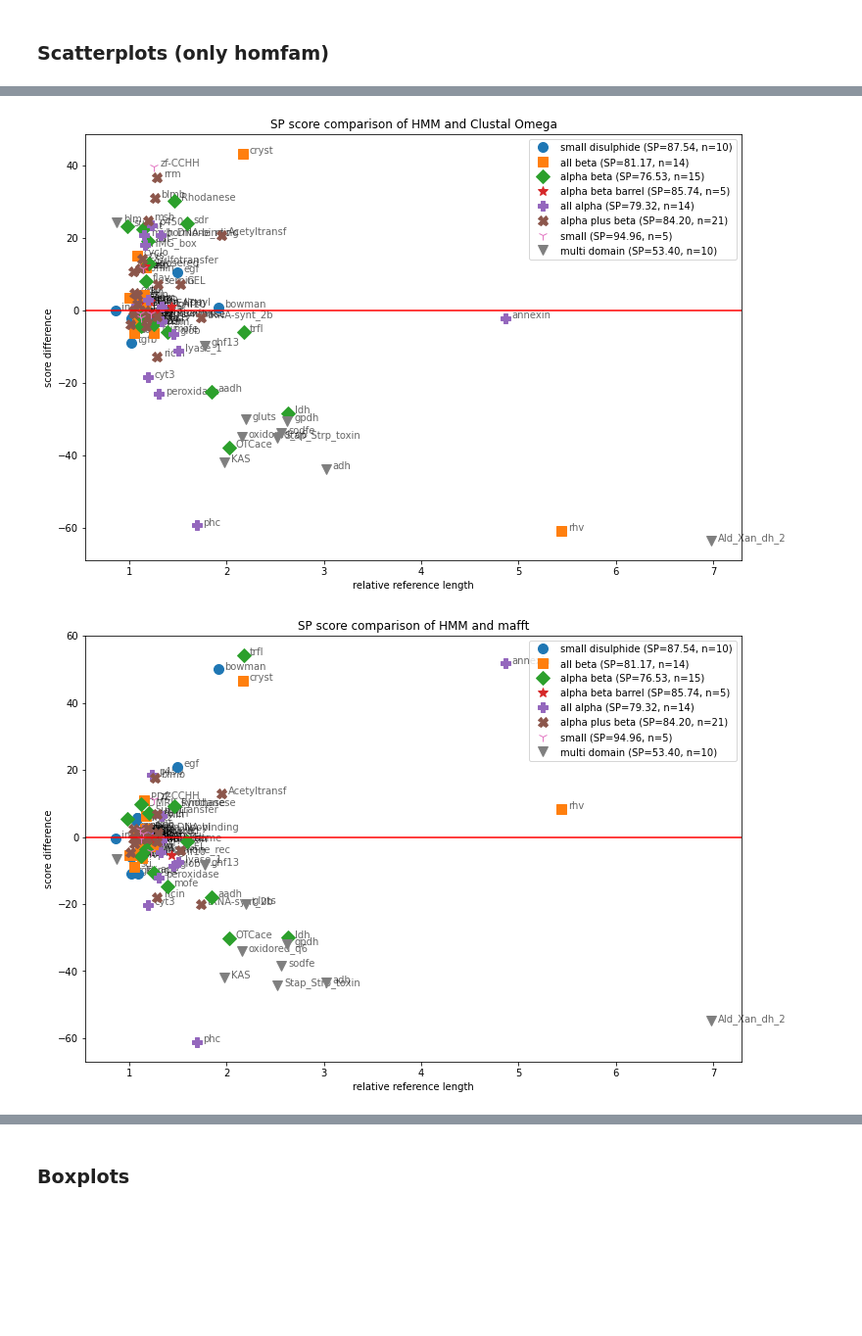
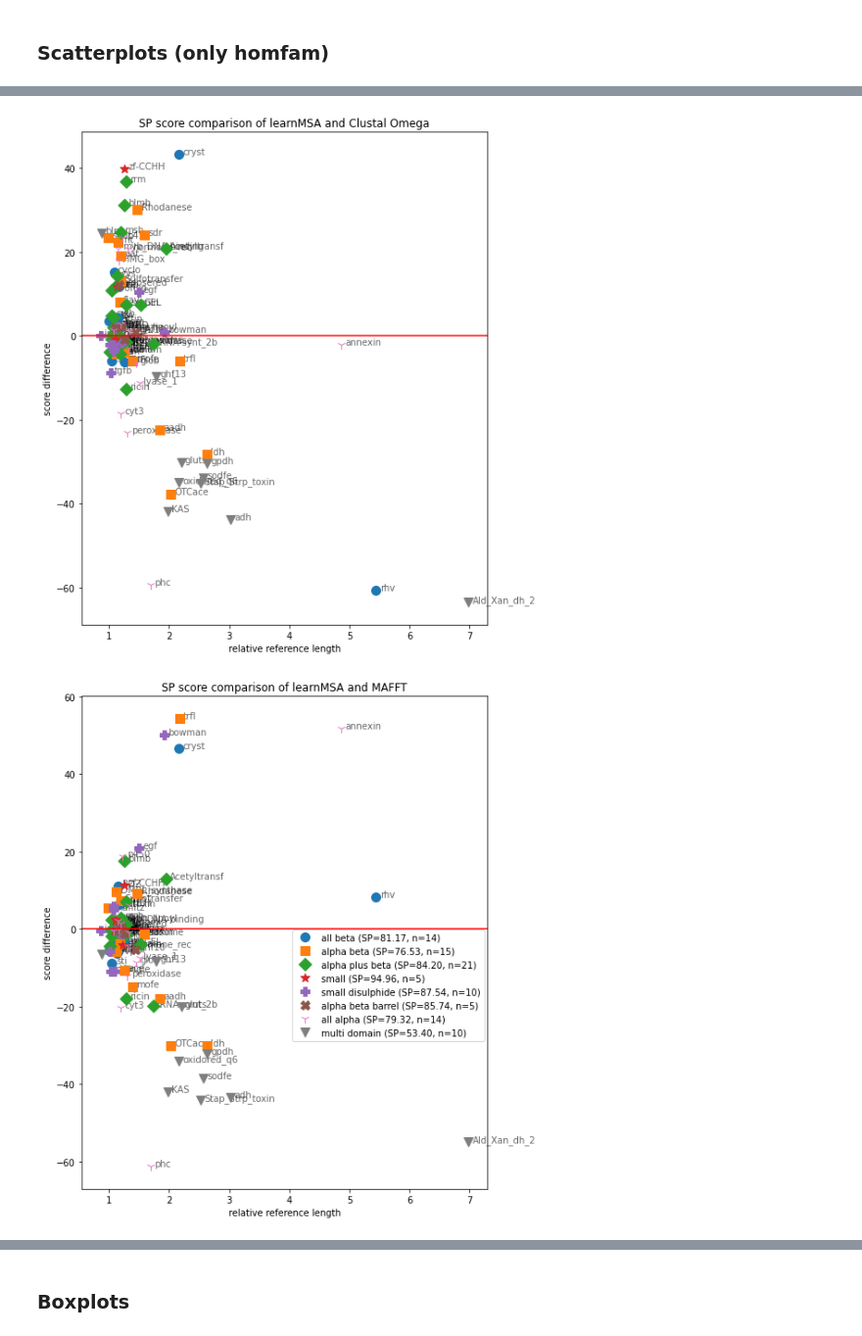
Before and after one commit to felbecker/MSA-HMM-Analysis, a Jupyter notebook: EvalExperiment.ipynb, the cells around one changed output, grey strips where cells are left out. Shown at 98% size. Cells and saved outputs as stored; diff of their text form; code cells hidden in the pictures; blank space fills up the shorter version.

```diff
--- a/EvalExperiment.ipynb
+++ b/EvalExperiment.ipynb
@@ -28,9 +28,9 @@ Comparison tools:
 
 Alignments were constructed on refs + homologs and scores computed for the induced alignment only on the reference sequences. SP and TC score were computed using t_coffee's -aln_compare option. The scores are computed with respect to all residues indepent of structural relevance.
 # %%
-datasets = ["homfam", "balifam100", "balifam1000", "balifam10000", "balifrag", "large"]
-msa_methods = ["clustalo", "mafft", "upp", "reg", "MAGUS"]
-msa_method_names = ["Clustal Omega", "mafft", "UPP", "regressive", "MAGUS"]
+datasets = ["homfam", "balifam100", "balifam10000", "balifrag", "large"]
+msa_methods = ["msa_hmm", "clustalo", "mafft", "upp", "reg", "MAGUS"]
+msa_method_names = ["learnMSA", "Clustal Omega", "MAFFT", "UPP", "regressive T-Coffee", "MAGUS"]
 msa_method_colors = ["mediumturquoise", "sandybrown", "yellowgreen", "khaki", "plum", "indianred"]
 # %%
 def load_or_generate_stats(dir_path, df_filepath, ext, gaps):
@@ -124,7 +129,7 @@ def load_results(results_file, c_left=0, c_right=1e6):
     return { f : data for f, data in results.items()
             if in_range(get_tuple(stat_dfs[dataset]["refs"], f)[3] / get_tuple(stat_dfs[dataset]["train"], f)[3]) }
 # %%
-for m in ["msa_hmm"]+msa_methods:
+for m in msa_methods:
     print(m)
     for d in datasets:
         if m == "clustalo" and d == "large":
@@ -161,7 +166,7 @@ with open("data/homfam.categories.txt", "r") as cat_file:
 cat_all = list(set(categories.values()))
 # %%
 #only for homfam
-def score_diff_plot(results, ref_results, results_name, ref_name, x_axis="overlength"):
+def score_diff_plot(results, ref_results, results_name, ref_name, legend, x_axis="overlength"):
     sps = []
     score_diffs = []
     overlength = []
@@ -207,7 +212,7 @@ def score_diff_plot(results, ref_results, results_name, ref_name, x_axis="overle
     fig, (ax1) = plt.subplots(1, 1)
     plt.title(("SP score comparison of "+results_name+" and "+ref_name))#+" \n"+
               #results_name+" avg. SP= %.2f "+ref_name+" avg. SP= %.2f") % (np.mean(results_data[:,0]), np.mean(ref_data[:,0])))
-    fig.set_size_inches(12, 8)
+    fig.set_size_inches(8, 10)
     handles = []
     for c,m in zip(cat_all, markers):
         h, = ax1.plot(x[cat==c], score_diffs[cat==c], m,  markersize=10)
@@ -215,17 +220,19 @@ def score_diff_plot(results, ref_results, results_name, ref_name, x_axis="overle
     ax1.set_xlabel(x_label)
     ax1.set_ylabel("score difference")
     keys = [c.replace("_", " ")+" (SP="+"%.2f" % np.mean(sps[cat==c])+", n="+str(int(np.sum(cat==c)))+")" for c in cat_all]
-    ax1.legend(handles, keys)
+    if legend:
+        ax1.legend(handles, keys, loc=(0.52, 0.3))
     ax1.axhline(y=0, color='r', linestyle='-')
     scale = ax1.get_xlim()[1] - ax1.get_xlim()[0]
     for i,family in enumerate(family_names):
         ax1.annotate(family, (x[i]+0.01*scale, score_diffs[i]), zorder=-1).set_alpha(.6)
 # %%
-for m, name in zip(msa_methods, msa_method_names):
+for m, name in zip(msa_methods[1:], msa_method_names[1:]):
+    legend = m == "mafft"
     score_diff_plot(load_results("results/msa_hmm/msa_hmm.homfam.out"),
                     load_results("results/"+m+"/"+m+".homfam.out"),
-                    "HMM", name, "overlength")
+                    "learnMSA", name, legend, "overlength")
     plt.savefig("fig/hmm_"+name+"_overlength.pdf", bbox_inches='tight')
 # %% [output]
-[figure, old version]
+[figure, new version]
-[figure, old version]
+[figure, new version]
```
Also changed, not shown: parts of 15 cells of this notebook.
